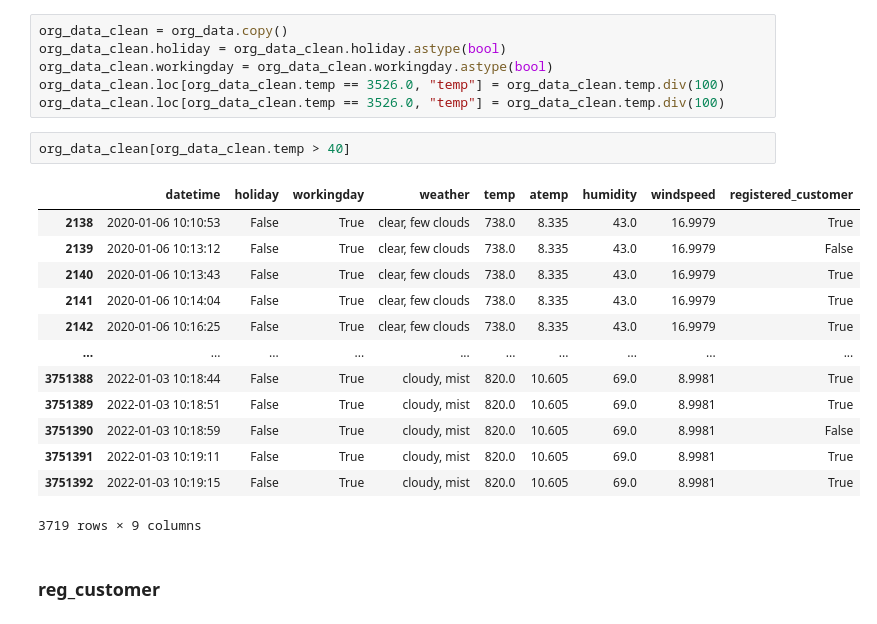
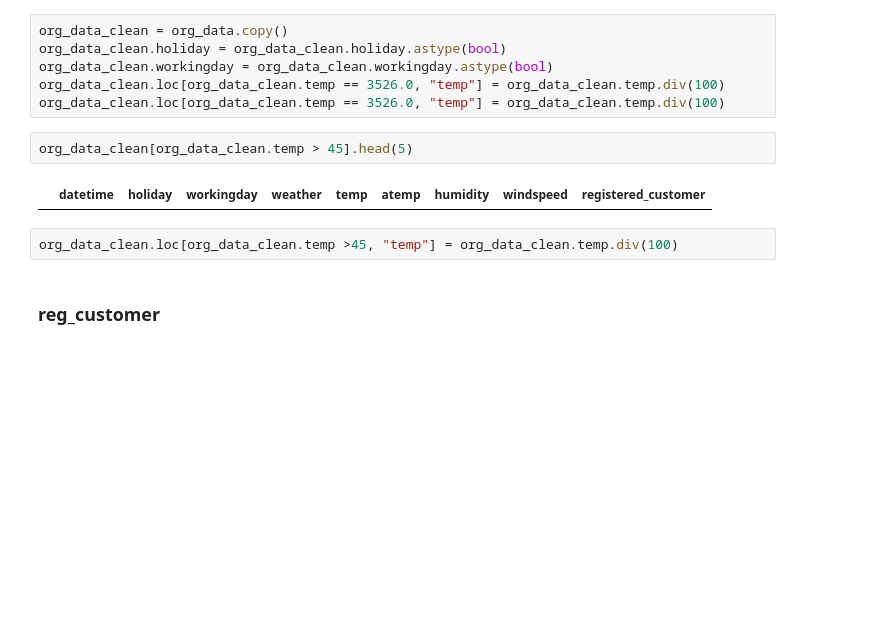
Before and after one commit to P-AEL/K-ppers-Projekt1, a Jupyter notebook: Flo.ipynb, the cells around one changed output. Saved outputs shown, nothing was run; the diff lists cells and outputs as text; blank space fills up the shorter version.

```diff
--- a/Flo.ipynb
+++ b/Flo.ipynb
@@ -12,21 +12,11 @@ org_data_clean.workingday = org_data_clean.workingday.astype(bool)
 org_data_clean.loc[org_data_clean.temp == 3526.0, "temp"] = org_data_clean.temp.div(100)
 org_data_clean.loc[org_data_clean.temp == 3526.0, "temp"] = org_data_clean.temp.div(100)
 # %%
-org_data_clean[org_data_clean.temp > 40]
+org_data_clean[org_data_clean.temp > 45].head(5)
 # %% [output]
 |  | datetime | holiday | workingday | weather | temp | atemp | humidity | windspeed | registered_customer |
-| 2138 | 2020-01-06 10:10:53 | False | True | clear, few clouds | 738.0 | 8.335 | 43.0 | 16.9979 | True |
-| 2139 | 2020-01-06 10:13:12 | False | True | clear, few clouds | 738.0 | 8.335 | 43.0 | 16.9979 | False |
-| 2140 | 2020-01-06 10:13:43 | False | True | clear, few clouds | 738.0 | 8.335 | 43.0 | 16.9979 | True |
-| 2141 | 2020-01-06 10:14:04 | False | True | clear, few clouds | 738.0 | 8.335 | 43.0 | 16.9979 | True |
-| 2142 | 2020-01-06 10:16:25 | False | True | clear, few clouds | 738.0 | 8.335 | 43.0 | 16.9979 | True |
-| ... | ... | ... | ... | ... | ... | ... | ... | ... | ... |
-| 3751388 | 2022-01-03 10:18:44 | False | True | cloudy, mist | 820.0 | 10.605 | 69.0 | 8.9981 | True |
-| 3751389 | 2022-01-03 10:18:51 | False | True | cloudy, mist | 820.0 | 10.605 | 69.0 | 8.9981 | True |
-| 3751390 | 2022-01-03 10:18:59 | False | True | cloudy, mist | 820.0 | 10.605 | 69.0 | 8.9981 | False |
-| 3751391 | 2022-01-03 10:19:11 | False | True | cloudy, mist | 820.0 | 10.605 | 69.0 | 8.9981 | True |
-| 3751392 | 2022-01-03 10:19:15 | False | True | cloudy, mist | 820.0 | 10.605 | 69.0 | 8.9981 | True |
-3719 rows × 9 columns
+# %%
+org_data_clean.loc[org_data_clean.temp >45, "temp"] = org_data_clean.temp.div(100)
 # %% [markdown]
 ### reg_customer
 # %%
```
Also changed, not shown: parts of 5 cells of this notebook.
